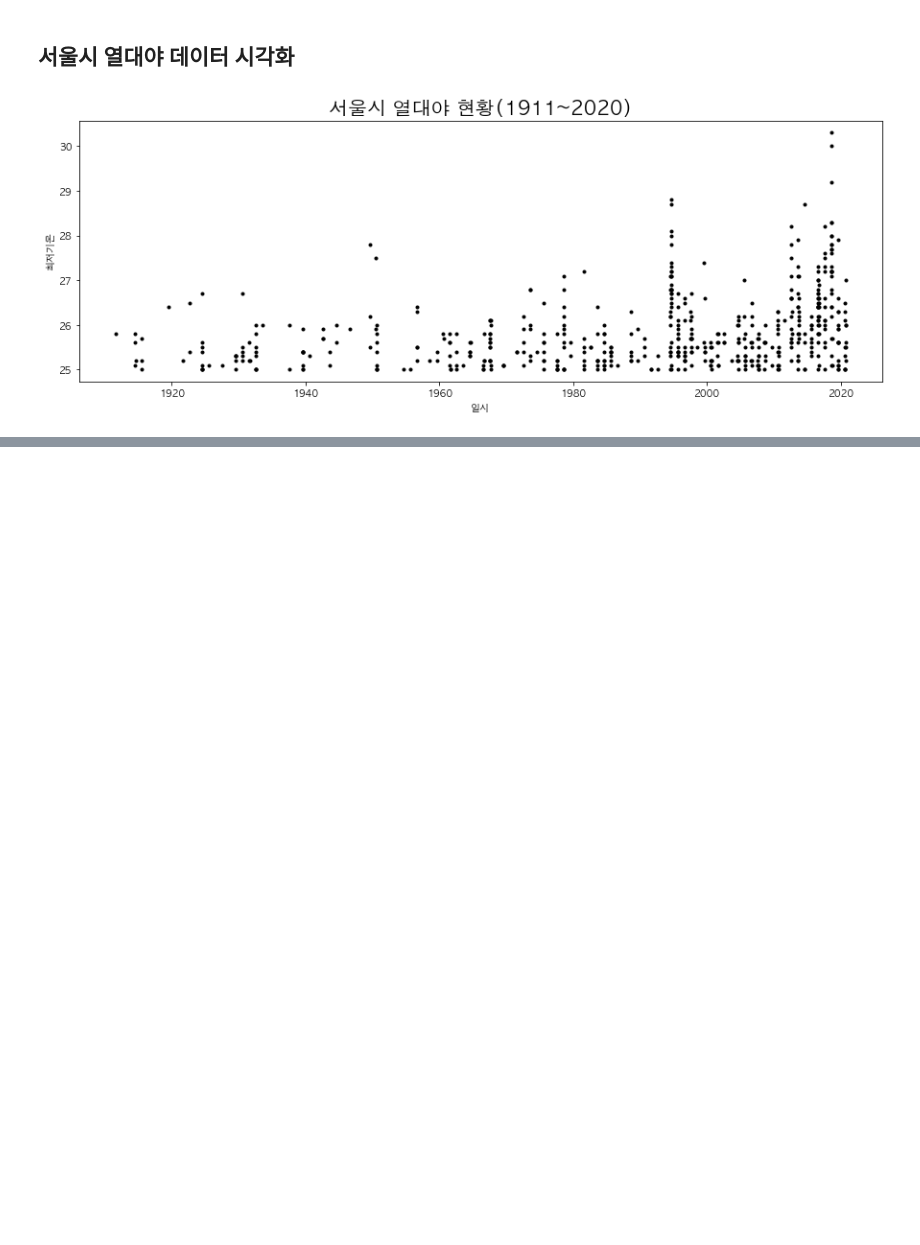
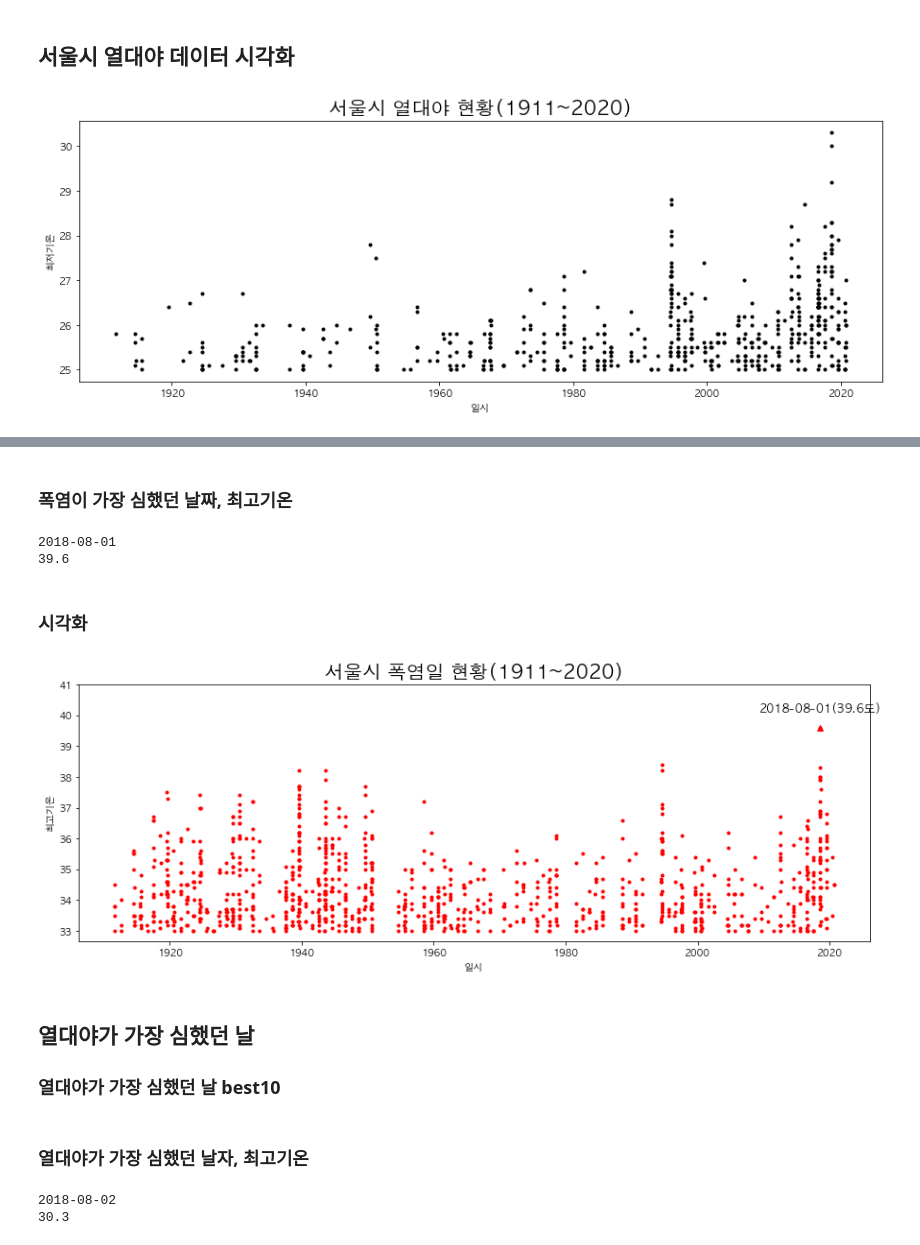
Before and after one commit to limetree-indigo/python-visualization, a Jupyter notebook: 10 서울시 폭염 및 열대야 분석 및 시각화/10 서울시 폭염 및 열대야 분석 및 시각화.ipynb, the cells around one changed output, grey strips where cells are left out. Saved outputs shown, nothing was run; the diff lists cells and outputs as text; code cells hidden in the pictures; blank space fills up the shorter version.

```diff
--- a/10 서울시 폭염 및 열대야 분석 및 시각화/10 서울시 폭염 및 열대야 분석 및 시각화.ipynb
+++ b/10 서울시 폭염 및 열대야 분석 및 시각화/10 서울시 폭염 및 열대야 분석 및 시각화.ipynb
@@ -168,0 +175,3 @@ plt.show()
+# %%
+df_seoul_hotestday = df_seoul_hotday.nlargest(10, '최고기온(°C)')
+df_seoul_hotestday
@@ -168,0 +190,33 @@ plt.show()
+# %% [markdown]
+### 폭염이 가장 심했던 날짜, 최고기온
+# %%
+df_seoul_hotestday = df_seoul_hotestday.iloc[[0]]
+print(df_seoul_hotestday.iloc[0,2].date())
+print(df_seoul_hotestday.iloc[0,5])
+# %% [output]
+2018-08-01
+39.6
+# %% [markdown]
+### 시각화
+# %%
+# plot
+plt.plot(df_seoul_hotday['일시'], df_seoul_hotday['최고기온(°C)'],'r.')
+plt.xlabel('일시')
+plt.ylabel('최고기온')
+plt.title('서울시 폭염일 현황(1911~2020)', size=20)
+
+# 가장 더웠던 날 표시
+plt.plot(df_seoul_hotestday.iloc[0,2].date(), df_seoul_hotestday.iloc[0,5], 'r^')
+
+# 가장 더웠던 날짜, 온도 표시
+plt.text(df_seoul_hotestday.iloc[0,2].date(), df_seoul_hotestday.iloc[0,5]+0.5,
+        str(df_seoul_hotestday.iloc[0,2].date())+'('+str(df_seoul_hotestday.iloc[0,5])+'도)',
+        ha='center', size=12)
+plt.yticks(range(33,42))
+
+plt.show()
+# %% [output]
+[figure, added]
+# %% [markdown]
+## 열대야가 가장 심했던 날
+### 열대야가 가장 심했던 날 best10
@@ -168,0 +225,8 @@ plt.show()
+# %% [markdown]
+### 열대야가 가장 심했던 날자, 최고기온
+# %%
+print(df_seoul_hotestnight.iloc[0,2].date())
+print(df_seoul_hotestnight.iloc[0,4])
+# %% [output]
+2018-08-02
+30.3
```
Also changed, not shown: parts of 6 cells of this notebook.
